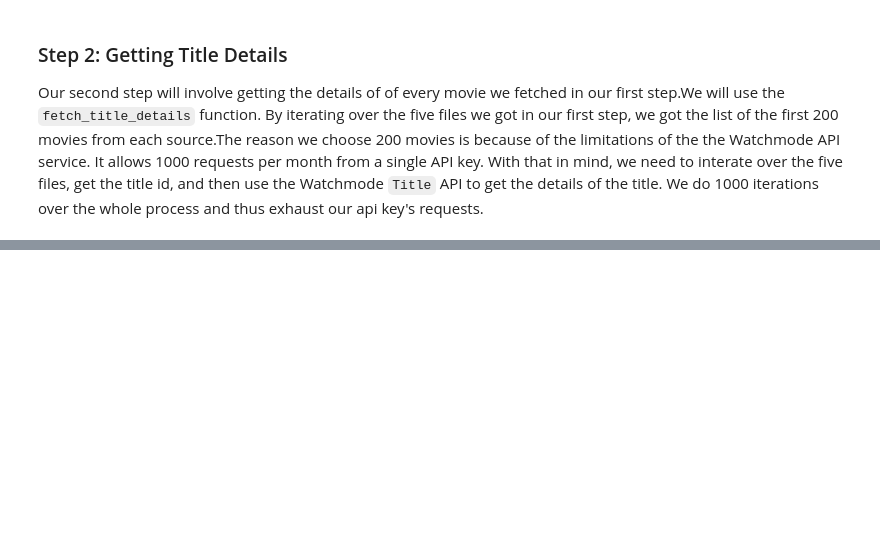
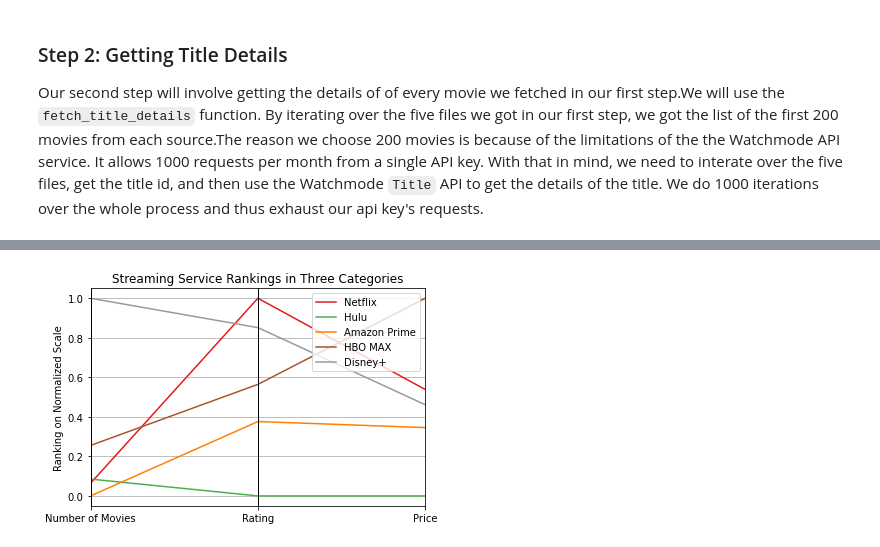
Before and after one commit to olincollege/superior-streaming-service, a Jupyter notebook: superior-movie-service.ipynb, the cells around one changed output, grey strips where cells are left out. Saved outputs shown, nothing was run; the diff lists cells and outputs as text; code cells hidden in the pictures; blank space fills up the shorter version.

```diff
--- a/superior-movie-service.ipynb
+++ b/superior-movie-service.ipynb
@@ -93,3 +121,5 @@ LIMITATIONS: some of these prices have other deals, such as Amazon Student has a
 # %%
 import api
-api.circular_barplot_prices(student=False)
+api.parallel_coordinate_plot("Fantasy", student=True)
+# %% [output]
+[figure, added]
```
Also changed, not shown: parts of 22 cells of this notebook, 1 other file.
